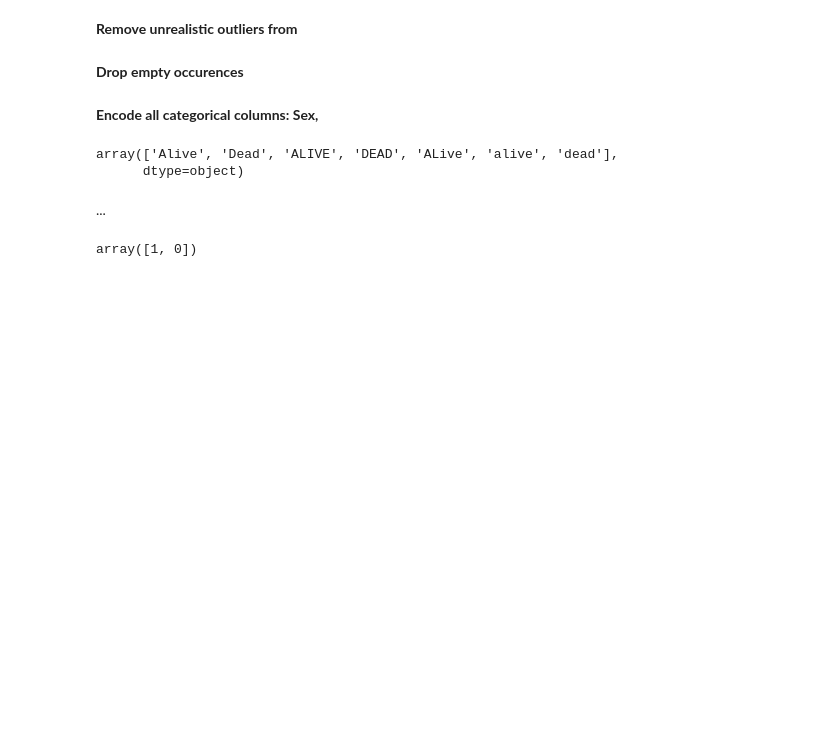
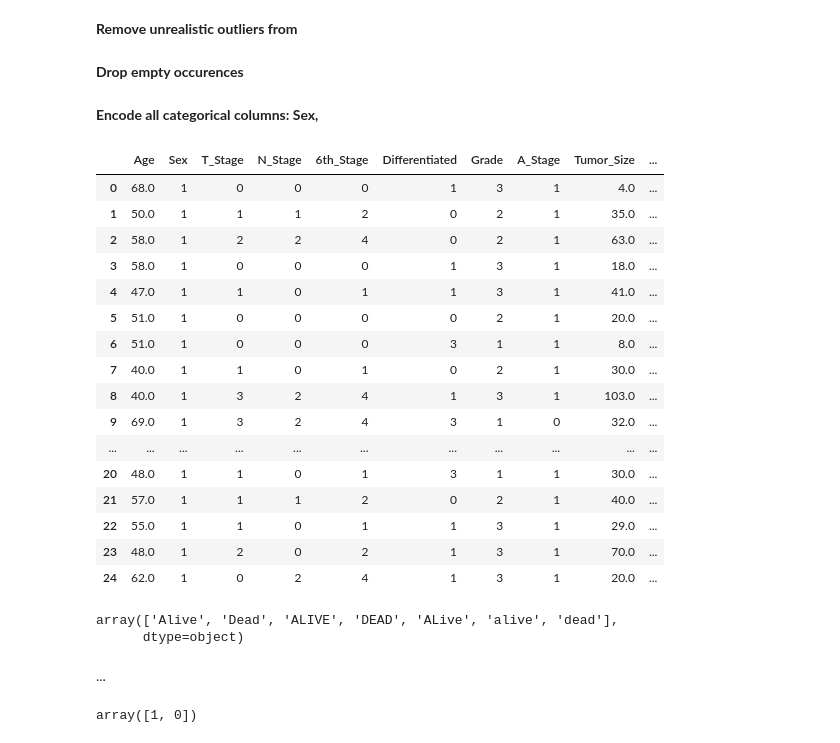
Before and after one commit to Rohan-Chaudhary-05/Machine-Learning, a Jupyter notebook: Machine_Learning_CW.ipynb, the cells around one changed output. Cells and saved outputs as stored; diff of their text form; code cells hidden in the pictures; blank space fills up the shorter version.

```diff
--- a/Machine_Learning_CW.ipynb
+++ b/Machine_Learning_CW.ipynb
@@ -423,4 +420,24 @@ data['Estrogen_Status'] = label_encoder.fit_transform(data['Estrogen_Status'])
 data['Progesterone_Status'] = label_encoder.fit_transform(data['Progesterone_Status'])
+# %%
+data.head(25)
+# %% [output]
+|  | Age | Sex | T_Stage | N_Stage | 6th_Stage | Differentiated | Grade | A_Stage | Tumor_Size | ... |
+| 0 | 68.0 | 1 | 0 | 0 | 0 | 1 | 3 | 1 | 4.0 | ... |
+| 1 | 50.0 | 1 | 1 | 1 | 2 | 0 | 2 | 1 | 35.0 | ... |
+| 2 | 58.0 | 1 | 2 | 2 | 4 | 0 | 2 | 1 | 63.0 | ... |
+| 3 | 58.0 | 1 | 0 | 0 | 0 | 1 | 3 | 1 | 18.0 | ... |
+| 4 | 47.0 | 1 | 1 | 0 | 1 | 1 | 3 | 1 | 41.0 | ... |
+| 5 | 51.0 | 1 | 0 | 0 | 0 | 0 | 2 | 1 | 20.0 | ... |
+| 6 | 51.0 | 1 | 0 | 0 | 0 | 3 | 1 | 1 | 8.0 | ... |
+| 7 | 40.0 | 1 | 1 | 0 | 1 | 0 | 2 | 1 | 30.0 | ... |
+| 8 | 40.0 | 1 | 3 | 2 | 4 | 1 | 3 | 1 | 103.0 | ... |
+| 9 | 69.0 | 1 | 3 | 2 | 4 | 3 | 1 | 0 | 32.0 | ... |
+| ... | ... | ... | ... | ... | ... | ... | ... | ... | ... | ... |
+| 20 | 48.0 | 1 | 1 | 0 | 1 | 3 | 1 | 1 | 30.0 | ... |
+| 21 | 57.0 | 1 | 1 | 1 | 2 | 0 | 2 | 1 | 40.0 | ... |
+| 22 | 55.0 | 1 | 1 | 0 | 1 | 1 | 3 | 1 | 29.0 | ... |
+| 23 | 48.0 | 1 | 2 | 0 | 2 | 1 | 3 | 1 | 70.0 | ... |
+| 24 | 62.0 | 1 | 0 | 2 | 4 | 1 | 3 | 1 | 20.0 | ... |
 # %%
 data['Mortality_Status'].unique()
 # %% [output]
```
Also changed, not shown: parts of 16 cells of this notebook.
